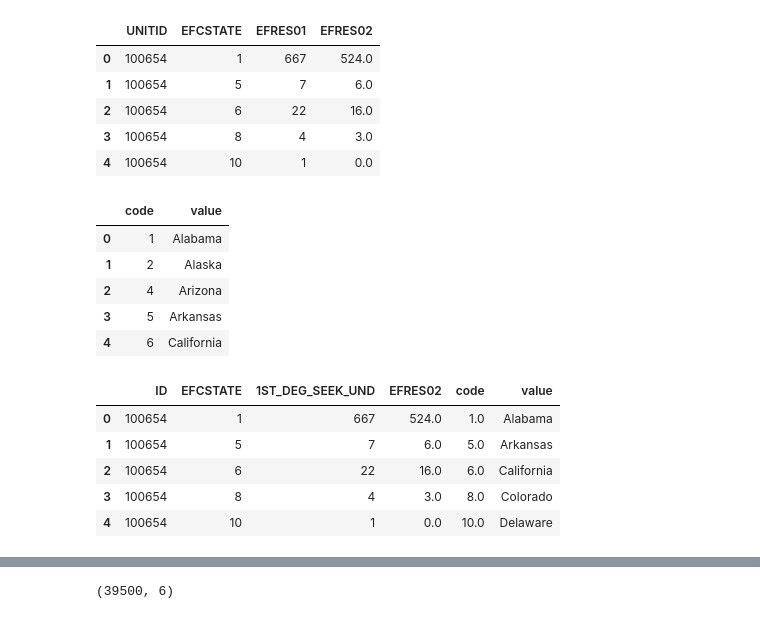
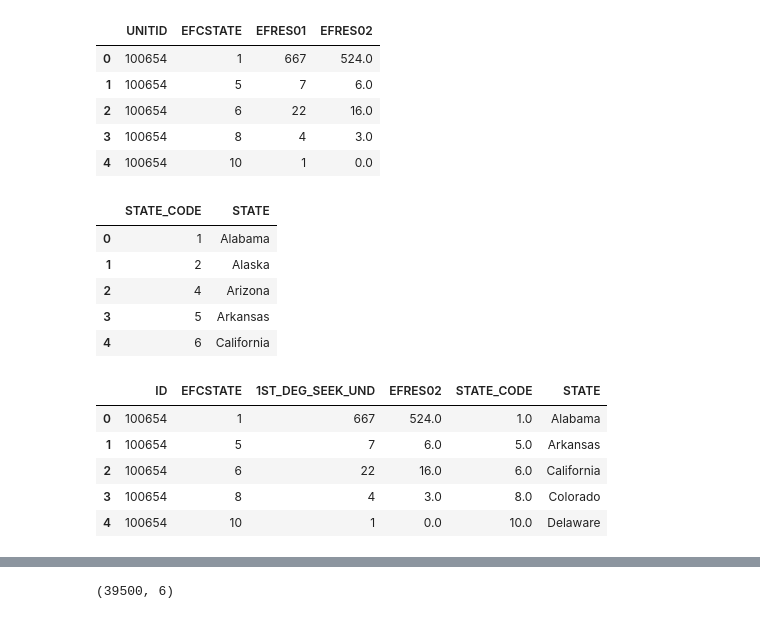
Before and after one commit to carlos-datascientist/education, a Jupyter notebook: education_EDA.ipynb, the cells around one changed output, grey strips where cells are left out. Cells and saved outputs as stored; diff of their text form; code cells hidden in the pictures.

```diff
--- a/education_EDA.ipynb
+++ b/education_EDA.ipynb
@@ -98,24 +97,24 @@ df1.rename(columns={'UNITID':'ID','EFRES01':'1ST_DEG_SEEK_UND','EFRES02':'1ST_DE
 # %%
 body = client_e0b0de43d3ed41a0a4d24ada8415e71d.get_object(Bucket='education-donotdelete-pr-lmdk4yjz3pwv2v',Key='state_mapping.csv')['Body']
 # add missing __iter__ method, so pandas accepts body as file-like object
 if not hasattr(body, "__iter__"): body.__iter__ = types.MethodType( __iter__, body )
 
 state_df = pd.read_csv(body)
-state_df.rename
+state_df.rename(columns={'code':'STATE_CODE', 'value':'STATE'},inplace=True)
 state_df.head()
 # %% [output]
-|  | code | value |
+|  | STATE_CODE | STATE |
 | 0 | 1 | Alabama |
 | 1 | 2 | Alaska |
 | 2 | 4 | Arizona |
 | 3 | 5 | Arkansas |
 | 4 | 6 | California |
 # %%
-# Merge df3 with state_df
-new_df1 = df1.merge(state_df, left_on='EFCSTATE', right_on='code', how='left')
+# Merge df1 with state_df
+new_df1 = df1.merge(state_df, left_on='EFCSTATE', right_on='STATE_CODE', how='left')
 new_df1.head()
 # %% [output]
-|  | ID | EFCSTATE | 1ST_DEG_SEEK_UND | EFRES02 | code | value |
+|  | ID | EFCSTATE | 1ST_DEG_SEEK_UND | EFRES02 | STATE_CODE | STATE |
 | 0 | 100654 | 1 | 667 | 524.0 | 1.0 | Alabama |
 | 1 | 100654 | 5 | 7 | 6.0 | 5.0 | Arkansas |
 | 2 | 100654 | 6 | 22 | 16.0 | 6.0 | California |
```
Also changed, not shown: parts of 6 cells of this notebook.
